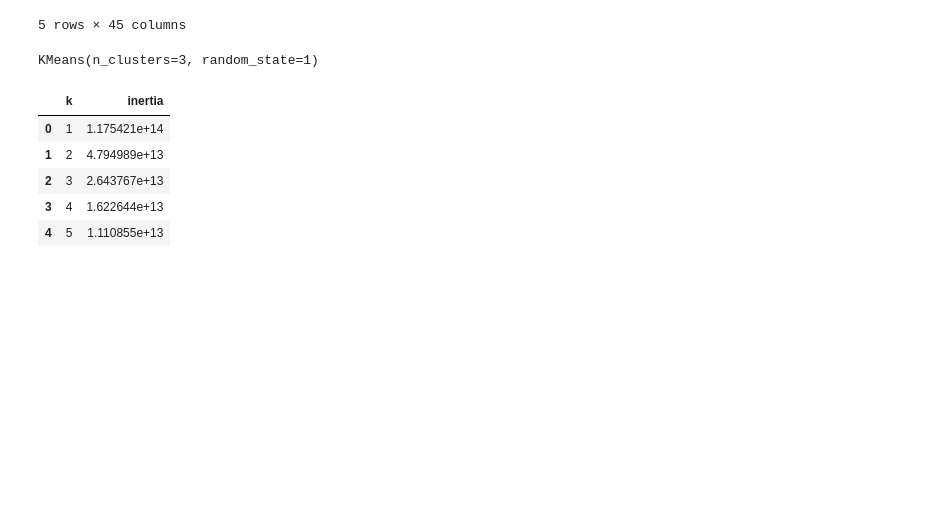
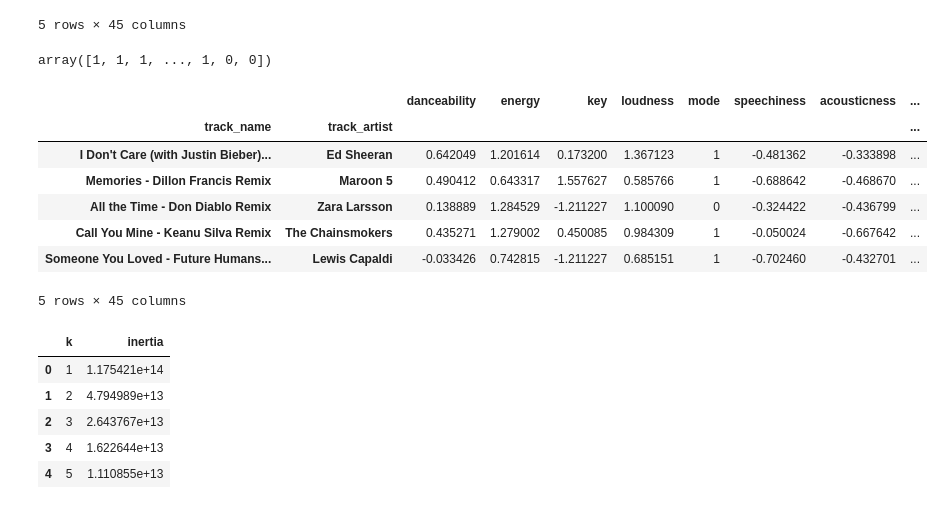
Before and after one commit to NMcHale029/spotify-machine-learning, a Jupyter notebook: Unsupervised.ipynb, the cells around one changed output. Drawn from its saved outputs; the diff is of its cells as text; code cells hidden in the pictures; blank space fills up the shorter version.

Commit message:
unsupervised clusters

```diff
--- a/Unsupervised.ipynb
+++ b/Unsupervised.ipynb
@@ -61,6 +58,8 @@ df_spotify.head()
 | Someone You Loved - Future Humans... | Lewis Capaldi | 2019-03-05 | -0.033426 | 0.742815 | -1.211227 | 0.685151 | 1 | -0.702460 | ... |
 5 rows × 45 columns
 # %%
+new_df = df_spotify.drop(columns=['track_album_release_date'])
+
 # Start by importing the K-means algorithm
 from sklearn.cluster import KMeans
 
@@ -68,9 +67,25 @@ from sklearn.cluster import KMeans
 model = KMeans(n_clusters=3, random_state=1)
 
 # Print the model
-model
+model.fit(new_df)
+
+song_clusters = model.predict(new_df)
+
+song_clusters
 # %% [output]
-KMeans(n_clusters=3, random_state=1)
+array([1, 1, 1, ..., 1, 0, 0])
+# %%
+new_df['k_clusters'] = song_clusters
+new_df.head()
+# %% [output]
+|  |  | danceability | energy | key | loudness | mode | speechiness | acousticness | ... |
+| track_name | track_artist |  |  |  |  |  |  |  | ... |
+| I Don't Care (with Justin Bieber)... | Ed Sheeran | 0.642049 | 1.201614 | 0.173200 | 1.367123 | 1 | -0.481362 | -0.333898 | ... |
+| Memories - Dillon Francis Remix | Maroon 5 | 0.490412 | 0.643317 | 1.557627 | 0.585766 | 1 | -0.688642 | -0.468670 | ... |
+| All the Time - Don Diablo Remix | Zara Larsson | 0.138889 | 1.284529 | -1.211227 | 1.100090 | 0 | -0.324422 | -0.436799 | ... |
+| Call You Mine - Keanu Silva Remix | The Chainsmokers | 0.435271 | 1.279002 | 0.450085 | 0.984309 | 1 | -0.050024 | -0.667642 | ... |
+| Someone You Loved - Future Humans... | Lewis Capaldi | -0.033426 | 0.742815 | -1.211227 | 0.685151 | 1 | -0.702460 | -0.432701 | ... |
+5 rows × 45 columns
 # %%
 # Create a a list to store inertia values
 inertia = []
```
Also changed, not shown: parts of 1 cell of this notebook.
